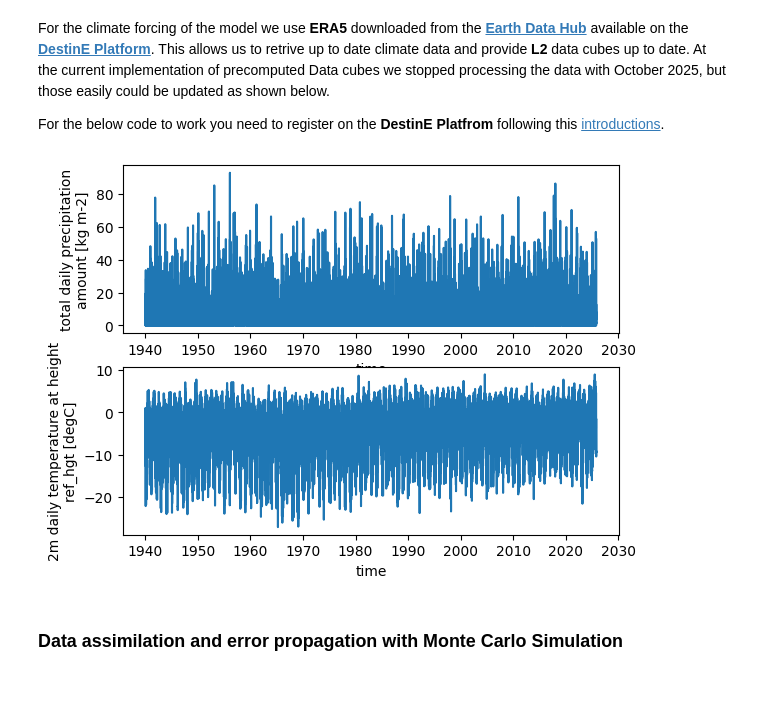
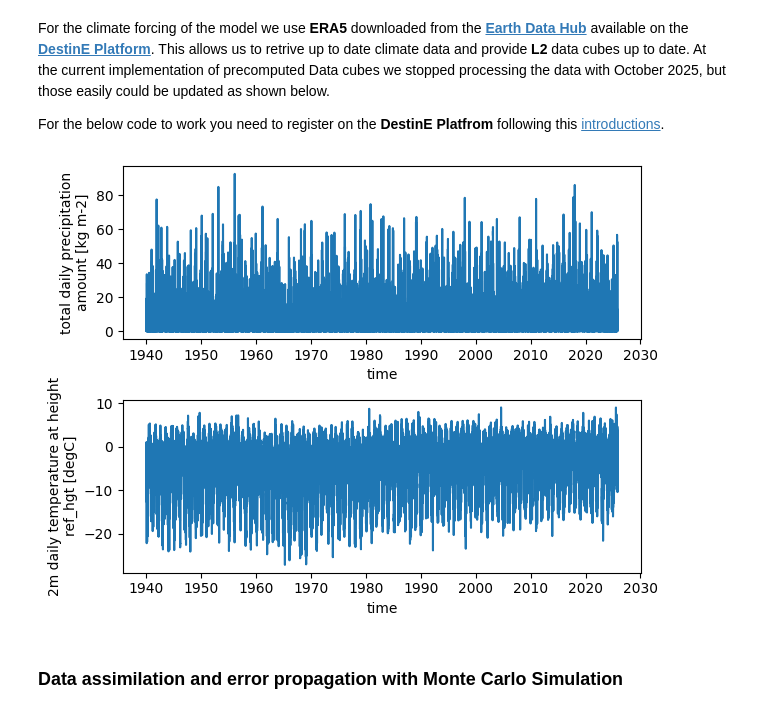
Before and after one commit to DTC-Glaciers/dtcg-notebooks, a Jupyter notebook: notebooks/02_L2_datacubes.ipynb, the cells around one changed output. Cells and saved outputs as stored; diff of their text form; code cells hidden in the pictures; blank space fills up the shorter version.

```diff
--- a/notebooks/02_L2_datacubes.ipynb
+++ b/notebooks/02_L2_datacubes.ipynb
@@ -127,15 +127,16 @@ For the below code to work you need to register on the **DestinE Platfrom** foll
 # %%
 # Or have a look at our downloaded and processed daily data up to October 2025
 fp_daily = dtcg_oggm_ice.gdir.get_filepath('climate_historical', filesuffix='_era_daily')
 
 with xr.open_dataset(fp_daily) as ds_clim_daily:
     ds_clim_daily = ds_clim_daily.load()
 
 fig, axs = plt.subplots(2, 1)
 ds_clim_daily.prcp.plot(ax=axs[0])
 ds_clim_daily.temp.plot(ax=axs[1]);
+fig.tight_layout()
 # %% [output]
-[figure, old version]
+[figure, new version]
 # %% [markdown]
 ### Data assimilation and error propagation with Monte Carlo Simulation
 # %% [markdown]
```
Also changed, not shown: parts of 10 cells of this notebook, 4 other files.
